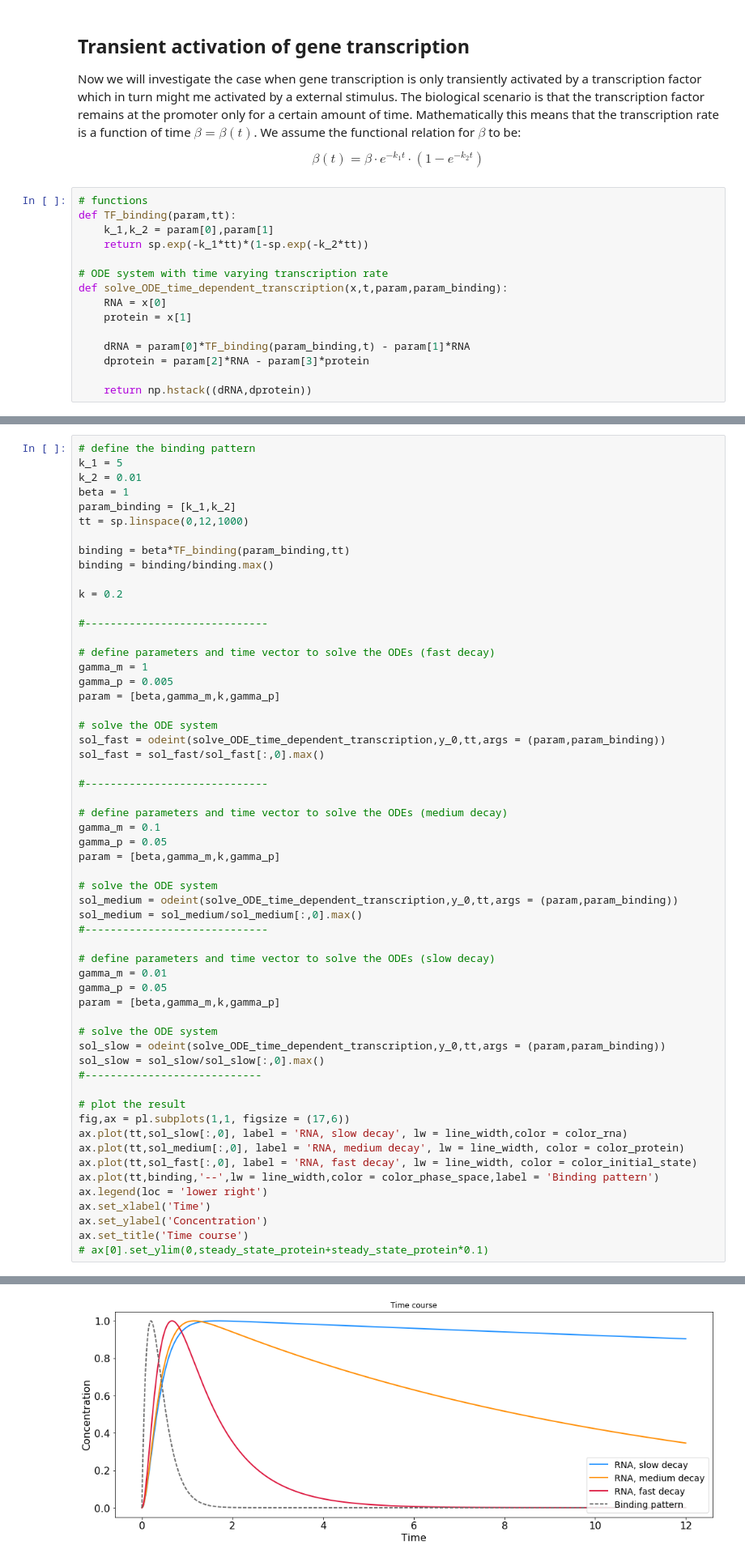
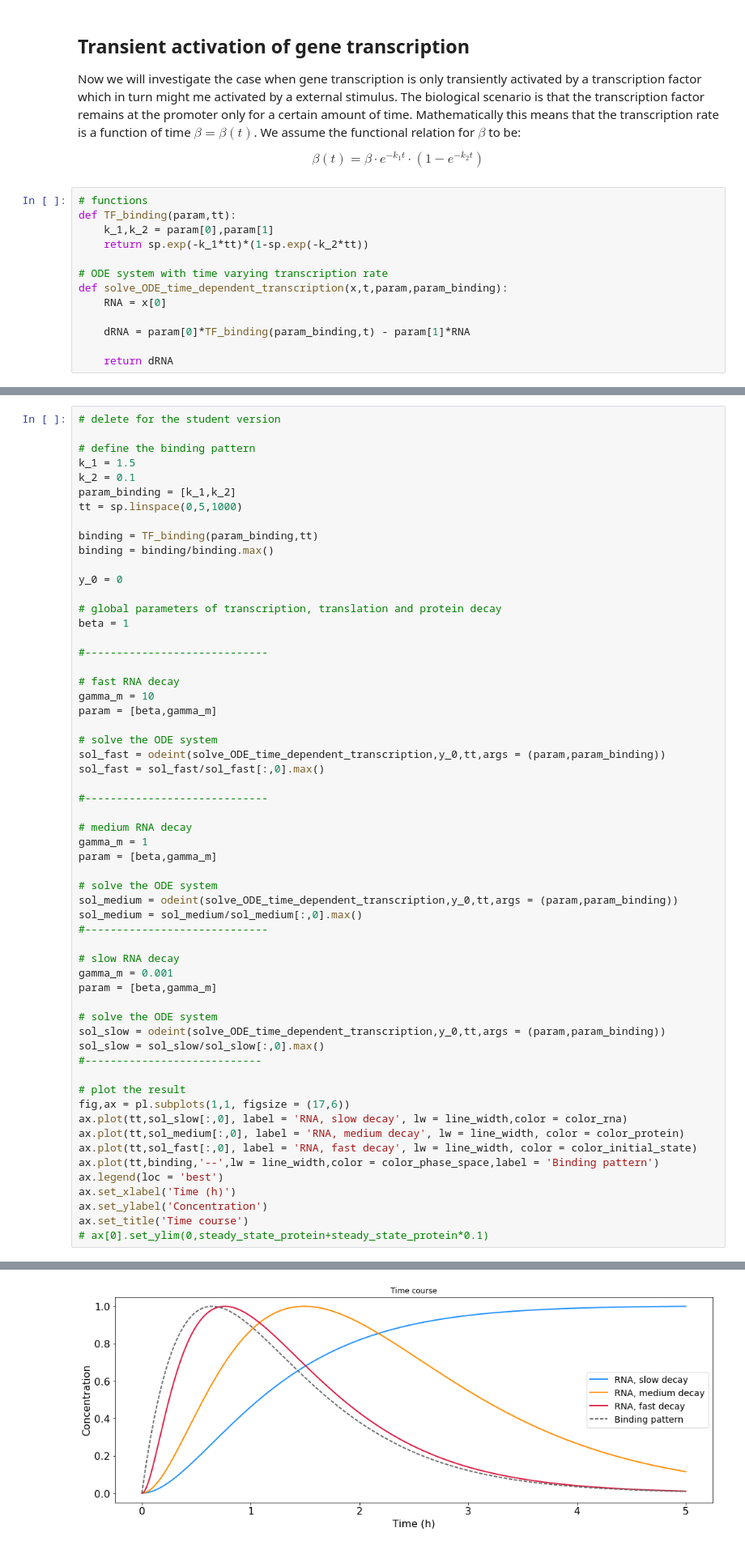
Before and after one commit to baumgast/Biomedicine-teaching, a Jupyter notebook: Biomedicine Master 2017, dynamic modeling.ipynb, the cells around one changed output, grey strips where cells are left out. Shown at 81% size. Drawn from its saved outputs; the diff is of its cells as text.

```diff
--- a/Biomedicine Master 2017, dynamic modeling.ipynb
+++ b/Biomedicine Master 2017, dynamic modeling.ipynb
@@ -335,11 +444,9 @@ def TF_binding(param,tt):
 # ODE system with time varying transcription rate
 def solve_ODE_time_dependent_transcription(x,t,param,param_binding):
     RNA = x[0]
-    protein = x[1]
 
     dRNA = param[0]*TF_binding(param_binding,t) - param[1]*RNA
-    dprotein = param[2]*RNA - param[3]*protein
 
-    return np.hstack((dRNA,dprotein))
+    return dRNA
 # %%
 # visualize the TF binding pattern
@@ -360,60 +515,61 @@ ax.set_xlabel('Time (h)')
 # %%
+# delete for the student version
+
 # define the binding pattern
-k_1 = 5
-k_2 = 0.01
-beta = 1
+k_1 = 1.5
+k_2 = 0.1
 param_binding = [k_1,k_2]
-tt = sp.linspace(0,12,1000)
+tt = sp.linspace(0,5,1000)
 
-binding = beta*TF_binding(param_binding,tt)
+binding = TF_binding(param_binding,tt)
 binding = binding/binding.max()
 
-k = 0.2
+y_0 = 0
+
+# global parameters of transcription, translation and protein decay
+beta = 1
 
 #-----------------------------
 
-# define parameters and time vector to solve the ODEs (fast decay)
-gamma_m = 1
-gamma_p = 0.005
-param = [beta,gamma_m,k,gamma_p]
+# fast RNA decay
+gamma_m = 10
+param = [beta,gamma_m]
 
 # solve the ODE system
 sol_fast = odeint(solve_ODE_time_dependent_transcription,y_0,tt,args = (param,param_binding))
 sol_fast = sol_fast/sol_fast[:,0].max()
 
 #-----------------------------
 
-# define parameters and time vector to solve the ODEs (medium decay)
-gamma_m = 0.1
-gamma_p = 0.05
-param = [beta,gamma_m,k,gamma_p]
+# medium RNA decay
+gamma_m = 1
+param = [beta,gamma_m]
 
 # solve the ODE system
 sol_medium = odeint(solve_ODE_time_dependent_transcription,y_0,tt,args = (param,param_binding))
 sol_medium = sol_medium/sol_medium[:,0].max()
 #-----------------------------
 
-# define parameters and time vector to solve the ODEs (slow decay)
-gamma_m = 0.01
-gamma_p = 0.05
-param = [beta,gamma_m,k,gamma_p]
+# slow RNA decay
+gamma_m = 0.001
+param = [beta,gamma_m]
 
 # solve the ODE system
 sol_slow = odeint(solve_ODE_time_dependent_transcription,y_0,tt,args = (param,param_binding))
 sol_slow = sol_slow/sol_slow[:,0].max()
 #----------------------------
 
 # plot the result
 fig,ax = pl.subplots(1,1, figsize = (17,6))
 ax.plot(tt,sol_slow[:,0], label = 'RNA, slow decay', lw = line_width,color = color_rna)
 ax.plot(tt,sol_medium[:,0], label = 'RNA, medium decay', lw = line_width, color = color_protein)
 ax.plot(tt,sol_fast[:,0], label = 'RNA, fast decay', lw = line_width, color = color_initial_state)
 ax.plot(tt,binding,'--',lw = line_width,color = color_phase_space,label = 'Binding pattern')
-ax.legend(loc = 'lower right')
-ax.set_xlabel('Time')
+ax.legend(loc = 'best')
+ax.set_xlabel('Time (h)')
 ax.set_ylabel('Concentration')
 ax.set_title('Time course')
 # ax[0].set_ylim(0,steady_state_protein+steady_state_protein*0.1)
 # %% [output]
 <matplotlib.text.Text at 0x...>
-[figure, old version]
+[figure, new version]
```
Also changed, not shown: parts of 28 cells of this notebook.
